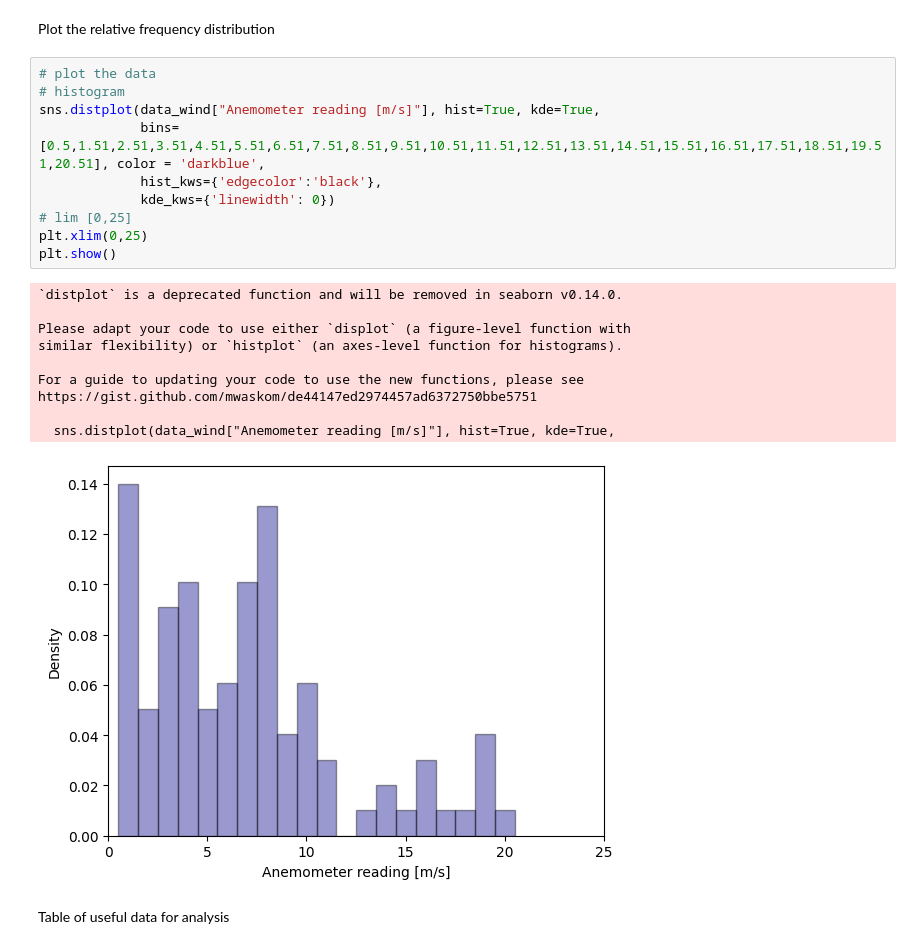
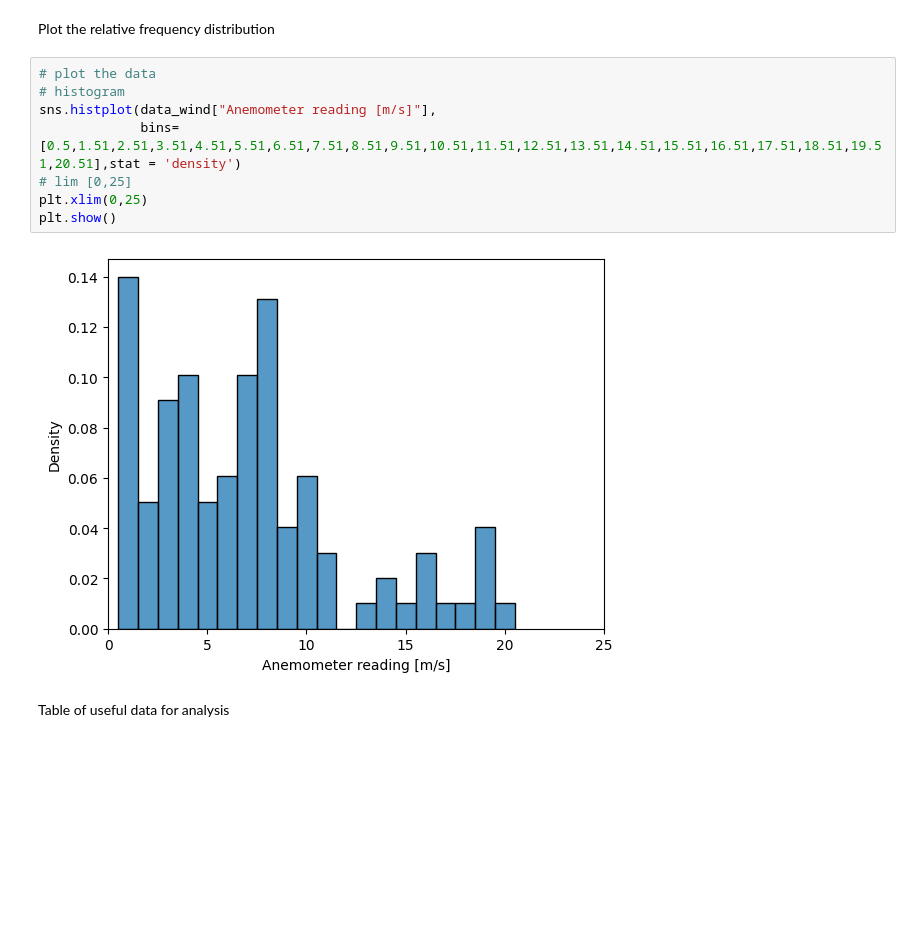
Before and after one commit to Jules101001/python, a Jupyter notebook: notebook_wind.ipynb, the cells around one changed output. Cells and saved outputs as stored; diff of their text form; blank space fills up the shorter version.

```diff
--- a/notebook_wind.ipynb
+++ b/notebook_wind.ipynb
@@ -90,24 +92,13 @@ Plot the relative frequency distribution
 # %%
 # plot the data
 # histogram
-sns.distplot(data_wind["Anemometer reading [m/s]"], hist=True, kde=True,
-             bins=[0.5,1.51,2.51,3.51,4.51,5.51,6.51,7.51,8.51,9.51,10.51,11.51,12.51,13.51,14.51,15.51,16.51,17.51,18.51,19.51,20.51], color = 'darkblue',
-             hist_kws={'edgecolor':'black'},
-             kde_kws={'linewidth': 0})
+sns.histplot(data_wind["Anemometer reading [m/s]"],
+             bins=[0.5,1.51,2.51,3.51,4.51,5.51,6.51,7.51,8.51,9.51,10.51,11.51,12.51,13.51,14.51,15.51,16.51,17.51,18.51,19.51,20.51],stat = 'density')
 # lim [0,25]
 plt.xlim(0,25)
 plt.show()
 # %% [output]
-`distplot` is a deprecated function and will be removed in seaborn v0.14.0.
-
-Please adapt your code to use either `displot` (a figure-level function with
-similar flexibility) or `histplot` (an axes-level function for histograms).
-
-For a guide to updating your code to use the new functions, please see
-https://gist.github.com/mwaskom/de44147ed2974457ad6372750bbe5751
-
-  sns.distplot(data_wind["Anemometer reading [m/s]"], hist=True, kde=True,
-[figure, old version]
+[figure, new version]
 # %% [markdown]
 Table of useful data for analysis
 # %%
```
Also changed, not shown: parts of 6 cells of this notebook.
